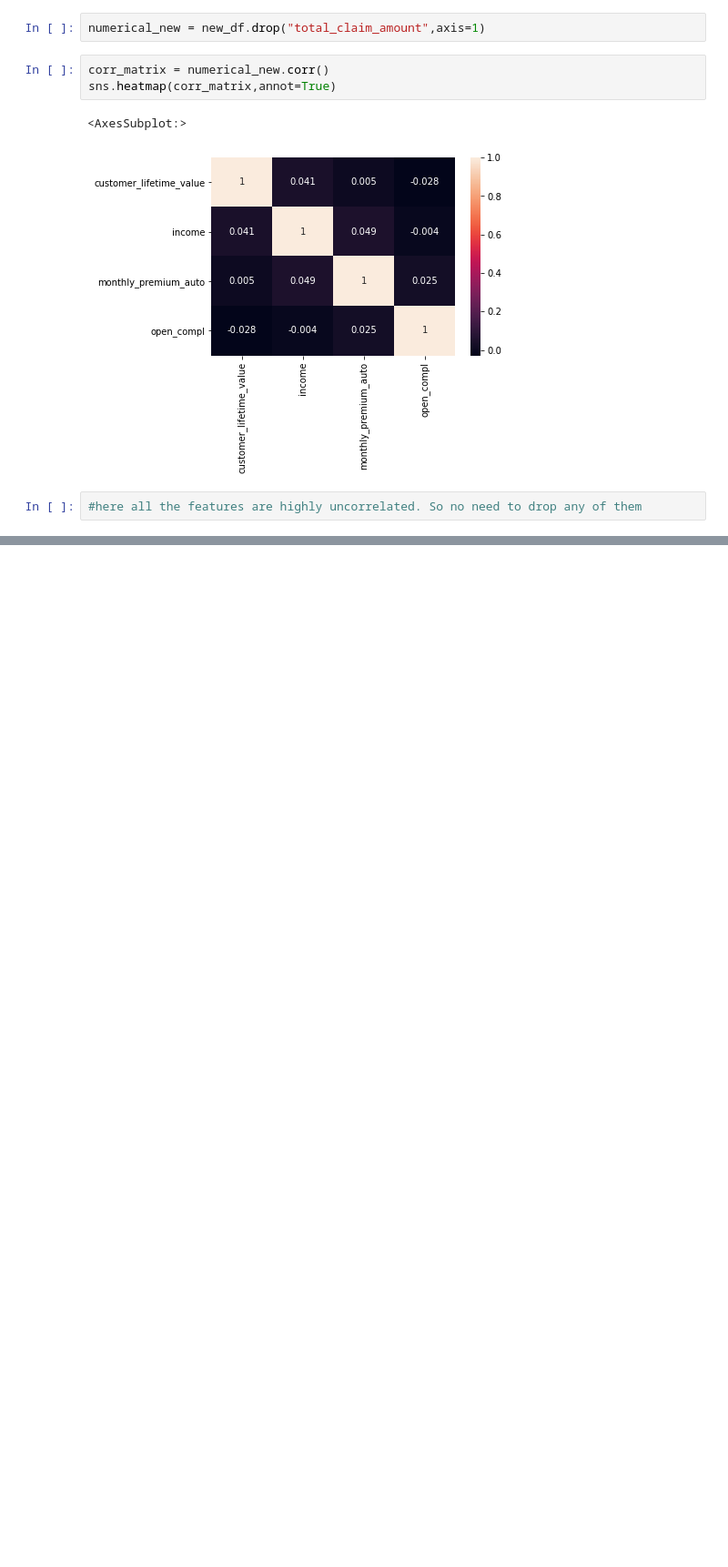
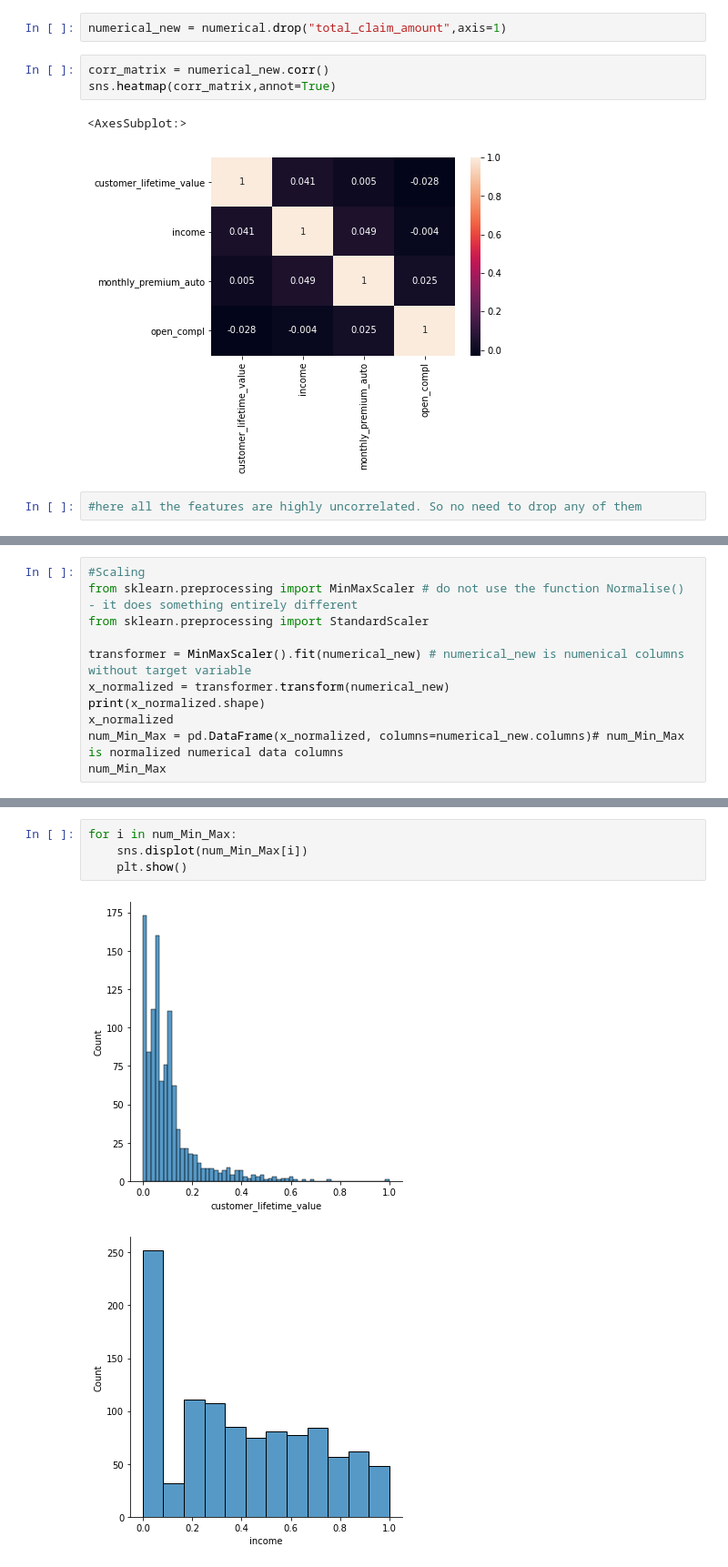
Before and after one commit to tejaldbhatti/lab-dw-data-cleaning-and-formatting, a Jupyter notebook: lab-dw-data-cleaning-and-formatting.ipynb, the cells around one changed output, grey strips where cells are left out. Shown at 91% size. Saved outputs shown, nothing was run; the diff lists cells and outputs as text; blank space fills up the shorter version.

```diff
--- a/lab-dw-data-cleaning-and-formatting.ipynb
+++ b/lab-dw-data-cleaning-and-formatting.ipynb
@@ -404,7 +411,7 @@ open_compl
 # %%
 # customer_life_time ---right screwed, income--not uniform,monthly_premium_amount--can not say, total_Claim_amount--uniform, open_comp-- right screwed
 # %%
-numerical_new = new_df.drop("total_claim_amount",axis=1)
+numerical_new = numerical.drop("total_claim_amount",axis=1)
 # %%
 corr_matrix = numerical_new.corr()
 sns.heatmap(corr_matrix,annot=True)
@@ -415,0 +477,11 @@ sns.heatmap(corr_matrix,annot=True)
+# %%
+#Scaling
+from sklearn.preprocessing import MinMaxScaler # do not use the function Normalise() - it does something entirely different
+from sklearn.preprocessing import StandardScaler
+
+transformer = MinMaxScaler().fit(numerical_new) # numerical_new is numenical columns without target variable
+x_normalized = transformer.transform(numerical_new)
+print(x_normalized.shape)
+x_normalized
+num_Min_Max = pd.DataFrame(x_normalized, columns=numerical_new.columns)# num_Min_Max is normalized numerical data columns
+num_Min_Max
@@ -415,0 +503,7 @@ sns.heatmap(corr_matrix,annot=True)
+# %%
+for i in num_Min_Max:
+    sns.displot(num_Min_Max[i])
+    plt.show()
+# %% [output]
+[figure, added]
+[figure, added]
```
Also changed, not shown: parts of 9 cells of this notebook.
